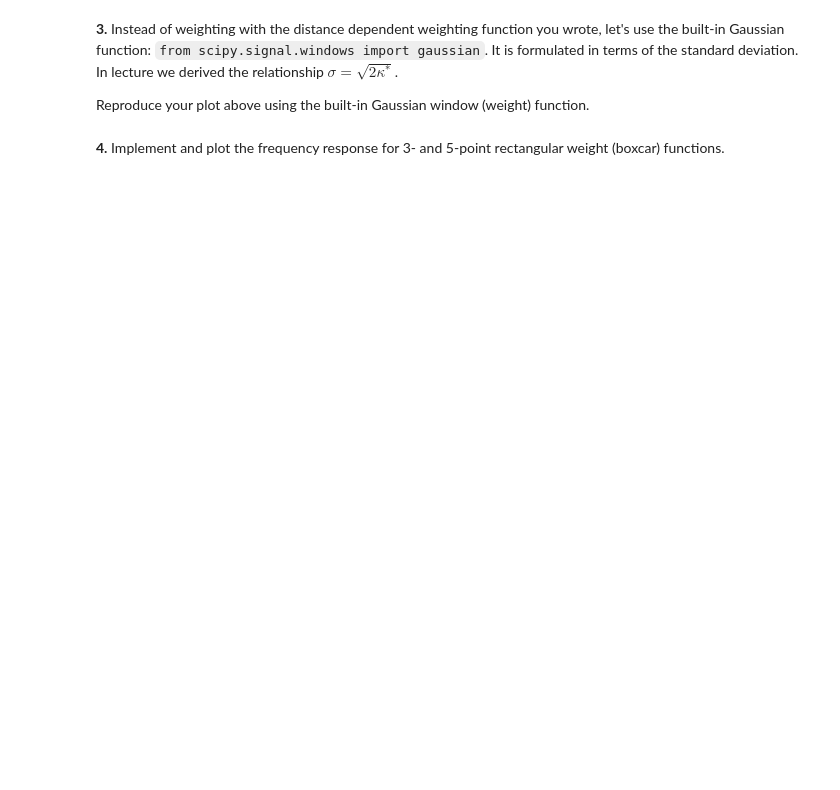
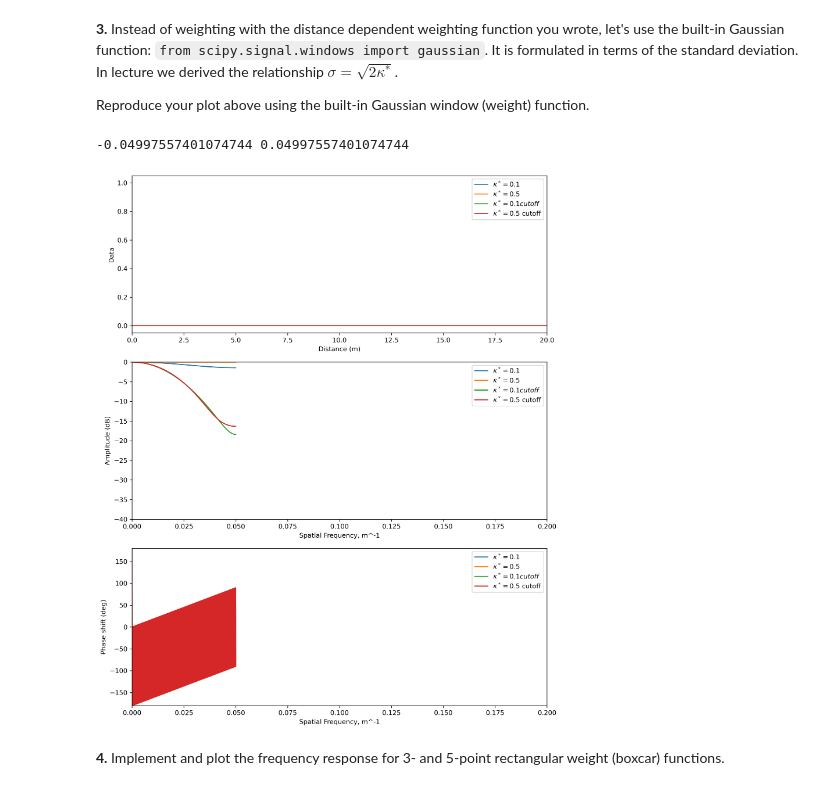
Before and after one commit to MelMartinez22/GDFAssignments, a Jupyter notebook: Homework 4.ipynb, the cells around one changed output. Cells and saved outputs as stored; diff of their text form; code cells hidden in the pictures; blank space fills up the shorter version.

```diff
--- a/Homework 4.ipynb
+++ b/Homework 4.ipynb
@@ -158,2 +213,39 @@ from scipy.signal.windows import gaussian
+# %%
+from scipy.signal.windows import gaussian
+
+# Given param
+sigma_vals=[np.sqrt(2*k) for k in kappa] # distance
+
+# std
+sigma_samples= [s/delta for s in sigma_vals]
+
+# Gaussian windows
+gauss_weights= [gaussian(N, std= s) for s in sigma_samples]
+
+# Cutoff
+gauss_cutoff= [np.where(w< 0.1, 0, w) for w in gauss_weights]
+
+# combining all 4 weight functs
+all_weights= [w/w.sum() for w in all_weights]
+
+gauss_w01, gauss_w01_cut, gauss_w05, gauss_w05_cut= all_weights
+
+# Labels
+labels= [r'$\kappa^* =0.1$', r'$\kappa^* =0.5$',
+         r'$\kappa^* =0.1 cutoff$', r'$\kappa^* =0.5$ cutoff']
+
+# Plotting
+fig, axes= plt.subplots(3, 1, figsize= (10, 12), dpi= 300)
+
+response_plot(all_weights, x, axes, freqs, labels= labels, wavelength= False)
+
+# Zooming in 0–20m on wavelength and distance axes
+axes[0].set_xlim(0, 20)    # Data axis (distance)
+axes[1].set_xlim(0, 0.2)   # Frequency axis (amplitude)
+axes[2].set_xlim(0, 0.2)   # Frequency axis (phase)
+plt.tight_layout()
+# %% [output]
+-0.04997557401074744 0.04997557401074744
+[figure, added]
 # %% [markdown]
 **4.** Implement and plot the frequency response for 3- and 5-point rectangular weight (boxcar) functions.
```
Also changed, not shown: parts of 19 cells of this notebook.
